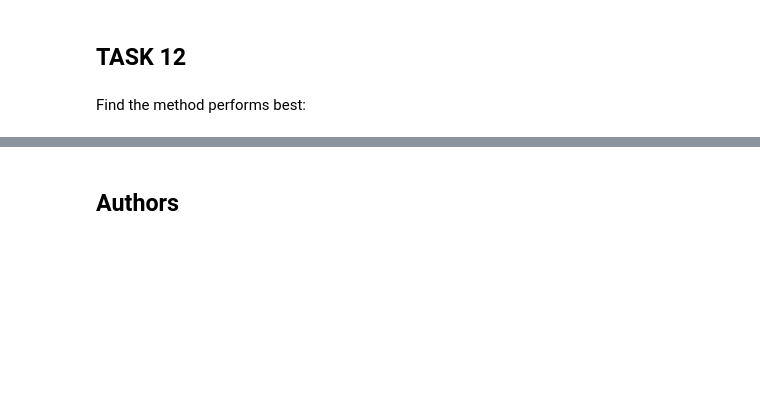
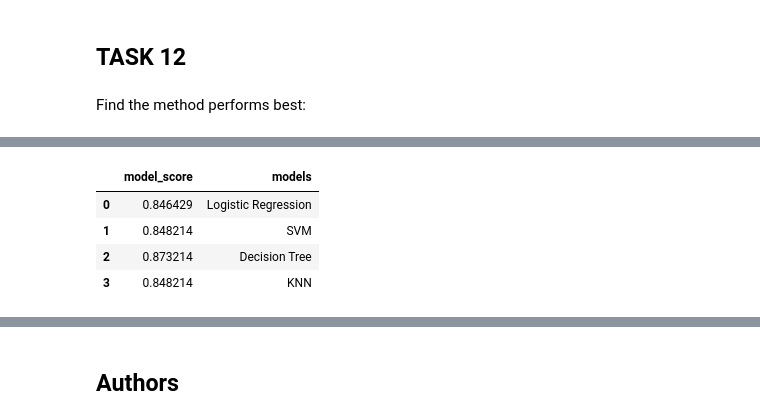
Before and after one commit to Ahmed-M-Osman/IBM-Capstone-Project, a Jupyter notebook: Machine Learning Prediction lab.ipynb, the cells around one changed output, grey strips where cells are left out. Saved outputs shown, nothing was run; the diff lists cells and outputs as text; code cells hidden in the pictures; blank space fills up the shorter version.

```diff
--- a/Machine Learning Prediction lab.ipynb
+++ b/Machine Learning Prediction lab.ipynb
@@ -301,4 +280,9 @@ tree = DecisionTreeClassifier()
 # %%
-tree_cv = GridSearchCV(tree, param_grid=parameters,cv=10)
+tree_cv = GridSearchCV(
+    estimator = tree,
+    param_grid=parameters_tree,
+    scoring = 'accuracy',
+    cv=10
+)
 
-tree_cv.fit(X_train, Y_train)
+tree_model = tree_cv.fit(X_train, Y_train)
@@ -409,0 +388,11 @@ KNN's Accuracy:  0.8333333333333334
+# %%
+df = pd.DataFrame()
+df["model_score"] = models_score
+df["models"] = models
+df.head()
+# %% [output]
+|  | model_score | models |
+| 0 | 0.846429 | Logistic Regression |
+| 1 | 0.848214 | SVM |
+| 2 | 0.873214 | Decision Tree |
+| 3 | 0.848214 | KNN |
```
Also changed, not shown: parts of 21 cells of this notebook, 7 other files.
